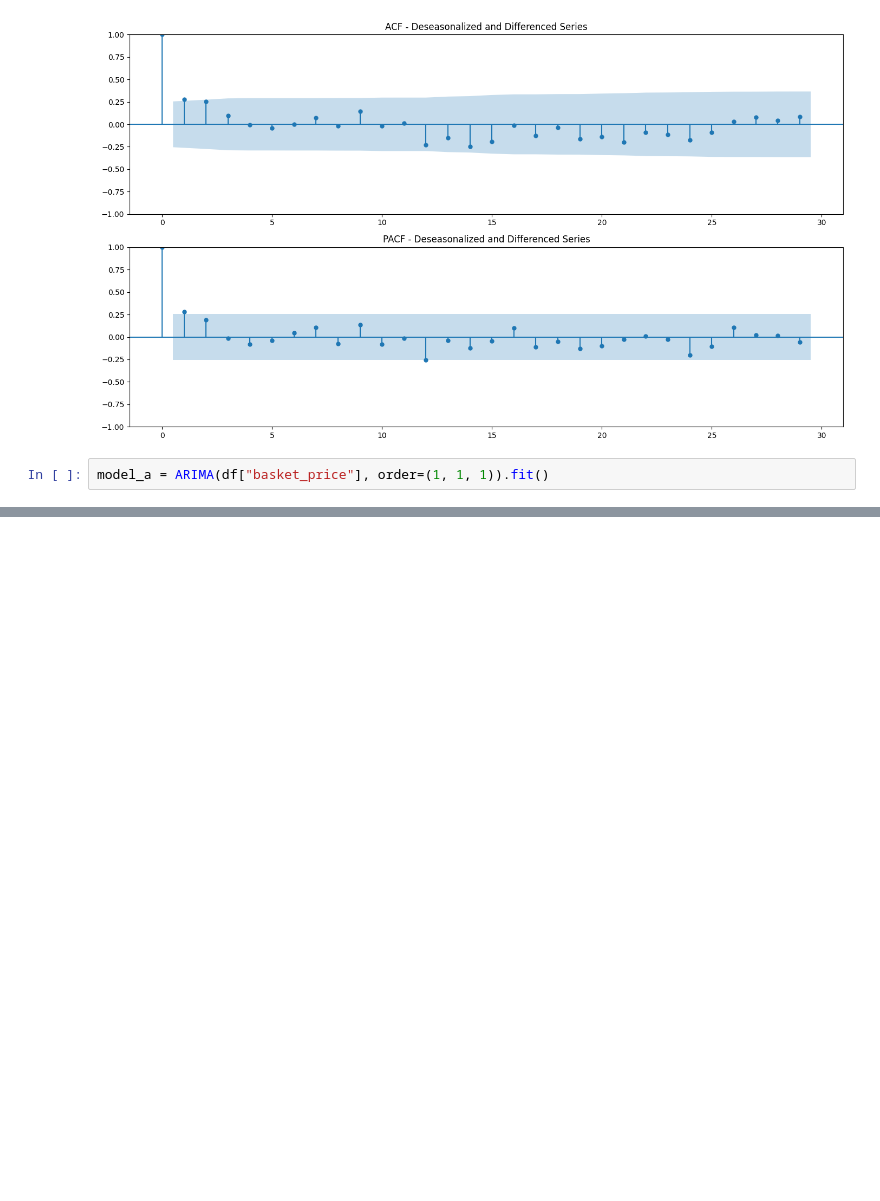
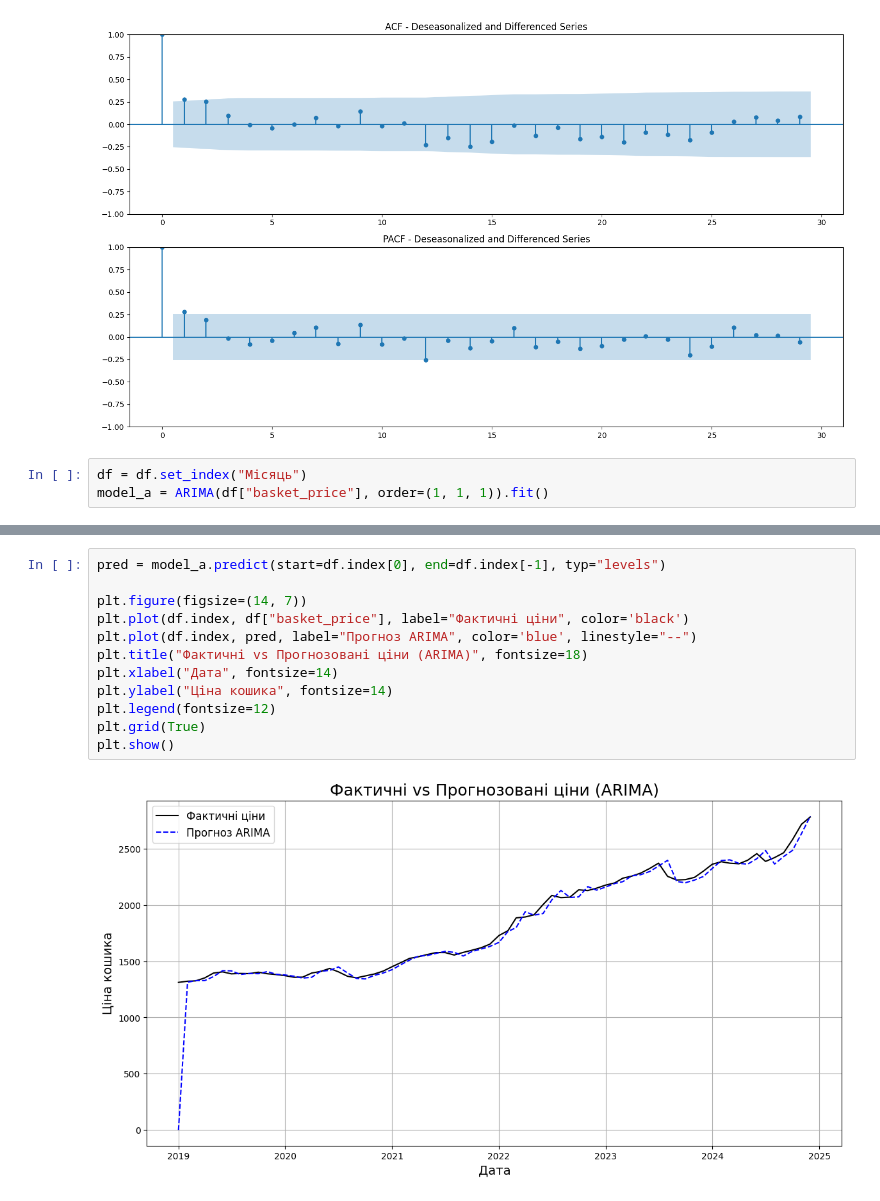
Before and after one commit to darynka-h/good_basket_research, a Jupyter notebook: new_dataset.ipynb, the cells around one changed output, grey strips where cells are left out. Cells and saved outputs as stored; diff of their text form; blank space fills up the shorter version.

```diff
--- a/new_dataset.ipynb
+++ b/new_dataset.ipynb
@@ -263,5 +264,6 @@ plt.show()
 # %% [output]
 [figure]
 # %%
+df = df.set_index("Місяць")
 model_a = ARIMA(df["basket_price"], order=(1, 1, 1)).fit()
 # %%
@@ -270,0 +289,14 @@ ARIMA(1,1,1): 726.6617233200159
+# %%
+pred = model_a.predict(start=df.index[0], end=df.index[-1], typ="levels")
+
+plt.figure(figsize=(14, 7))
+plt.plot(df.index, df["basket_price"], label="Фактичні ціни", color='black')
+plt.plot(df.index, pred, label="Прогноз ARIMA", color='blue', linestyle="--")
+plt.title("Фактичні vs Прогнозовані ціни (ARIMA)", fontsize=18)
+plt.xlabel("Дата", fontsize=14)
+plt.ylabel("Ціна кошика", fontsize=14)
+plt.legend(fontsize=12)
+plt.grid(True)
+plt.show()
+# %% [output]
+[figure, added]
```
Also changed, not shown: parts of 6 cells of this notebook, 11 other files.
